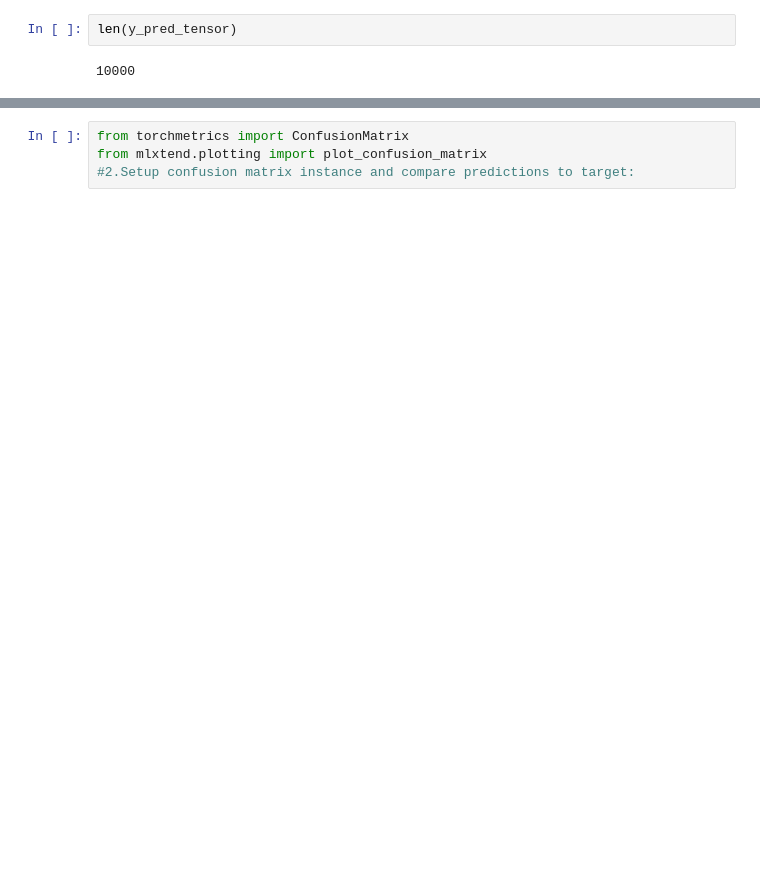
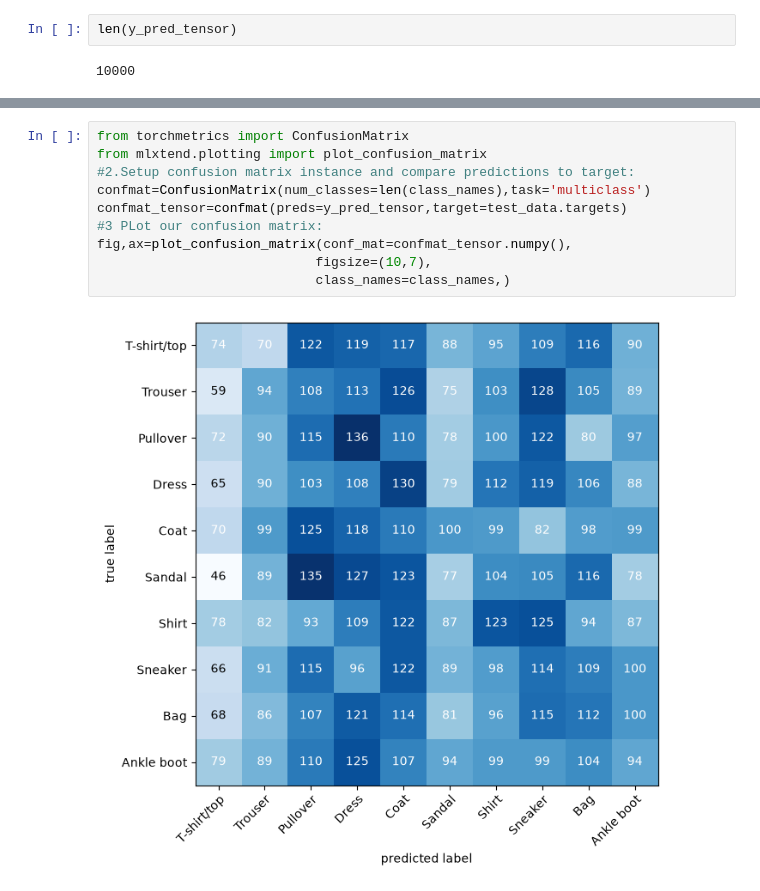
Before and after one commit to lahsainiyazid/fahsion-mnist, a Jupyter notebook: fashion-mnist/fashion_mnist.ipynb, the cells around one changed output, grey strips where cells are left out. Drawn from its saved outputs; the diff is of its cells as text; blank space fills up the shorter version.

```diff
--- a/fashion-mnist/fashion_mnist.ipynb
+++ b/fashion-mnist/fashion_mnist.ipynb
@@ -916,4 +943,12 @@ mlxtend.__version__
 # %%
 from torchmetrics import ConfusionMatrix
 from mlxtend.plotting import plot_confusion_matrix
 #2.Setup confusion matrix instance and compare predictions to target:
+confmat=ConfusionMatrix(num_classes=len(class_names),task='multiclass')
+confmat_tensor=confmat(preds=y_pred_tensor,target=test_data.targets)
+#3 PLot our confusion matrix:
+fig,ax=plot_confusion_matrix(conf_mat=confmat_tensor.numpy(),
+                            figsize=(10,7),
+                            class_names=class_names,)
+# %% [output]
+[figure, added]
```
Also changed, not shown: parts of 31 cells of this notebook.
